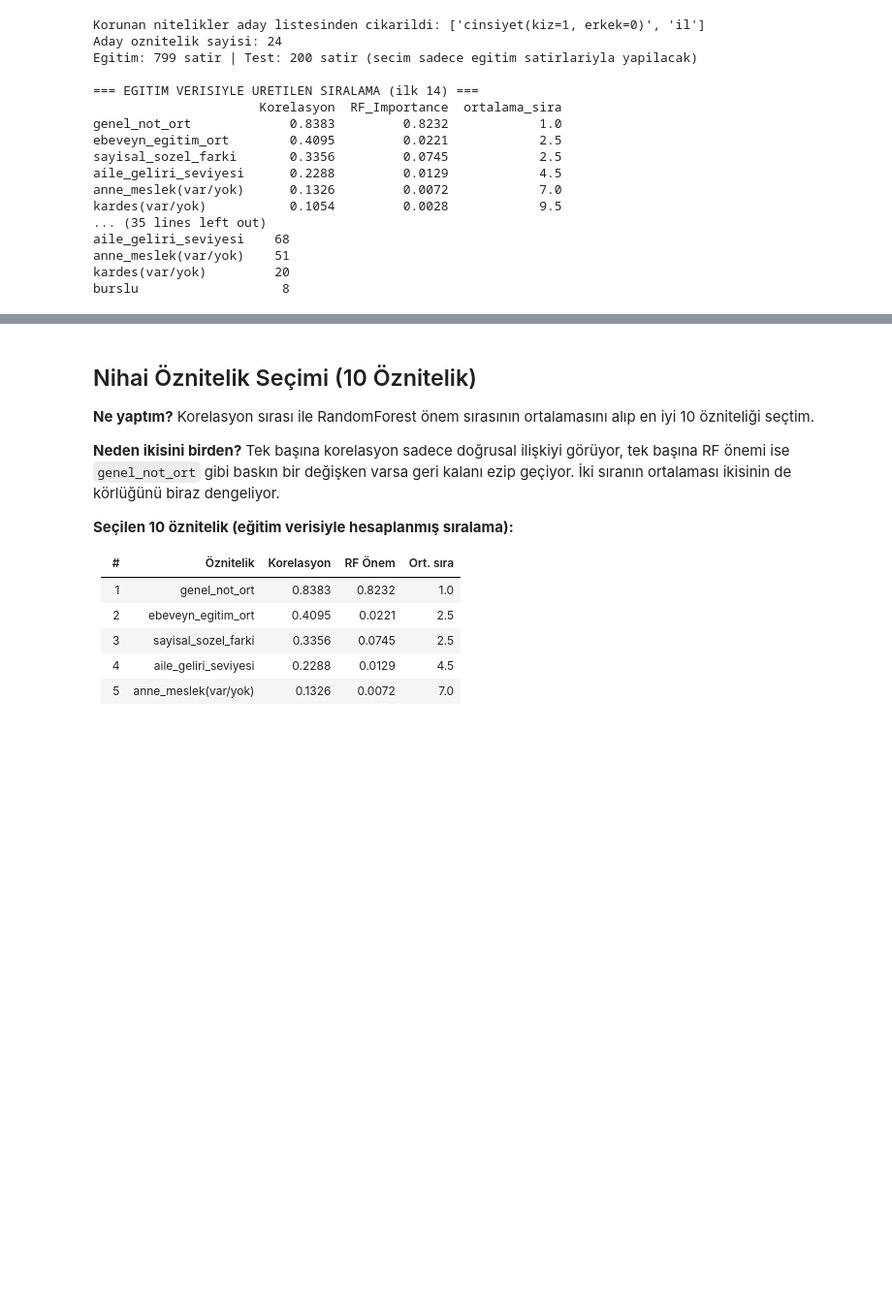
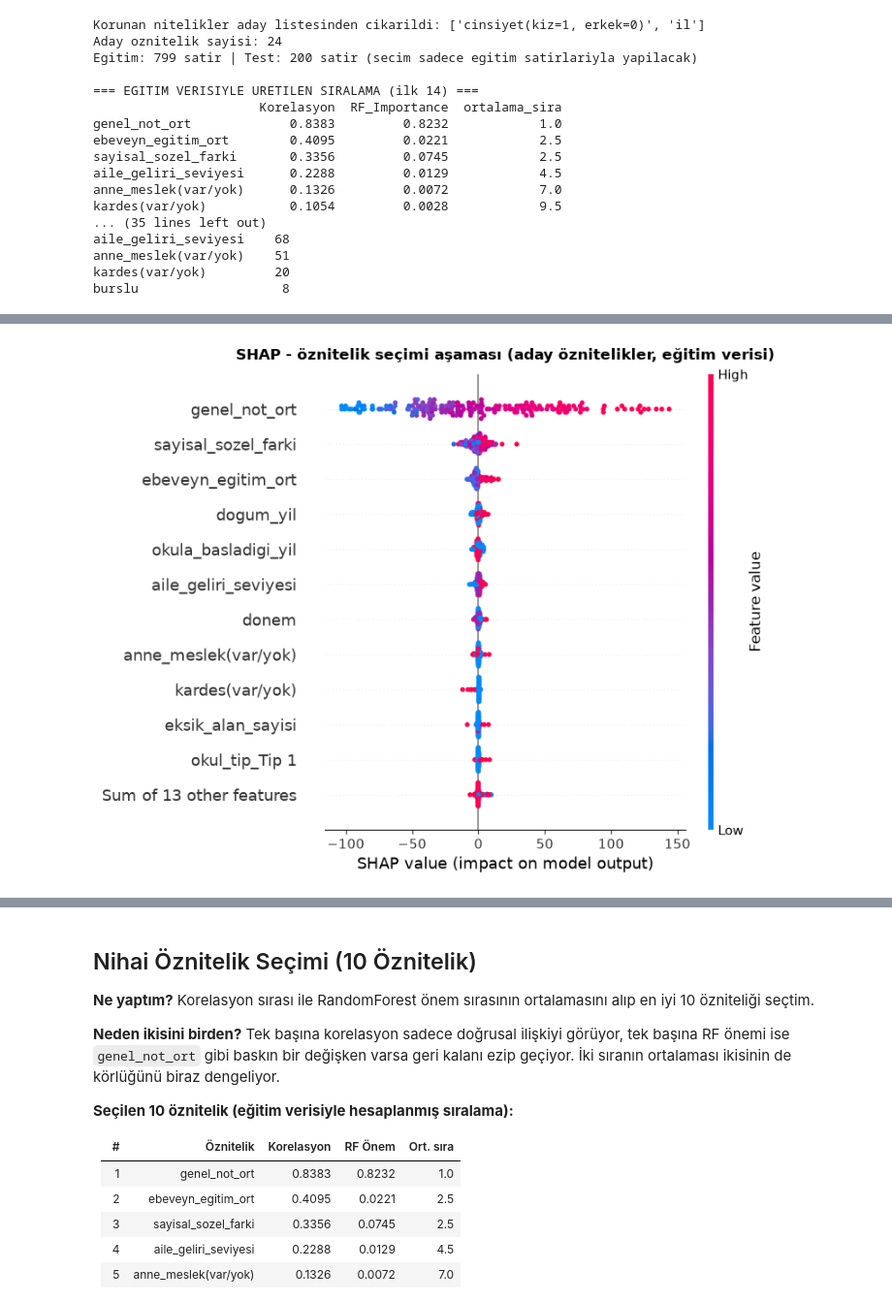
Before and after one commit to goktaa/dsml-assessment, a Jupyter notebook: notebooks/01_explore_data.ipynb, the cells around one changed output, grey strips where cells are left out. Shown at 97% size. Cells and saved outputs as stored; diff of their text form; code cells hidden in the pictures; blank space fills up the shorter version.

```diff
--- a/notebooks/01_explore_data.ipynb
+++ b/notebooks/01_explore_data.ipynb
@@ -5,11 +5,11 @@ from pathlib import Path
 import matplotlib.pyplot as plt
 import pandas as pd
 
-# Yolu GORELI tutuyorum. Mutlak yol yazarsam iki sorun cikiyor: notebook baska
-# bir makinede calismiyor, ve ciktilarda kendi klasor yapim gorunuyor.
-DB_PATH = Path("..") / "data" / "raw" / "data.db"
+# Yolu proje kokune gore kuruyorum, mutlak yol yazmiyorum: notebook baska
+# bir makinede de ayni sekilde calissin.
+BASE_DIR = Path.cwd().parent          # notebooks klasorunden bir ust dizine cik
+DB_PATH = BASE_DIR / "data" / "raw" / "data.db"
 
 conn = sqlite3.connect(DB_PATH)
-print("Bağlantı başarılı:", DB_PATH.as_posix())
-print("Dosya bulundu   :", DB_PATH.exists())
+print("Baglanti basarili:", DB_PATH.relative_to(BASE_DIR))
 # %% [output]
@@ -4963,0 +4953,60 @@ burslu                   8
+# %%
+# ==============================================================================
+# SHAP ILE OZNITELIK SECIMINI DOGRULAMA
+# ==============================================================================
+# Yukarida secimi iki olcutle yaptim: korelasyon ve RandomForest onemi.
+# Ikisinin de bilinen zayifliklari var:
+#   - korelasyon sadece dogrusal iliskiyi goruyor
+#   - RF'in feature_importances_ degeri kirilim sayisina dayaniyor ve cok
+#     kategorili / genis araligi olan degiskenleri sisirdigi biliniyor
+# SHAP ucuncu bir bakis: her ogrenci icin her ozniteligin tahmini ne kadar
+# oynattigini olcuyor, sonra bunlarin mutlak ortalamasini aliyorum. Uc olcut
+# ayni siralamayi veriyorsa secime guvenebilirim.
+import shap
+
+X_aday_egitim = df.loc[egitim_idx, aday_kolonlar].astype(float)
+y_aday_egitim = df.loc[egitim_idx, 'hedef_degisken']
+
+rf_shap = RandomForestRegressor(n_estimators=200, random_state=42, n_jobs=-1)
+rf_shap.fit(X_aday_egitim, y_aday_egitim)
+
+# Agac modeli oldugu icin TreeExplainer kullanabiliyorum, cok daha hizli.
+aciklayici_secim = shap.TreeExplainer(rf_shap)
+ornek = shap.utils.sample(X_aday_egitim, 200, random_state=42)
+shap_secim = aciklayici_secim(ornek, check_additivity=False)
+
+shap_onem_secim = (pd.Series(np.abs(shap_secim.values).mean(axis=0),
+                             index=aday_kolonlar)
+                   .sort_values(ascending=False))
+
+print('SHAP onemine gore ilk 12 oznitelik (ortalama mutlak katki, puan):')
+print(shap_onem_secim.head(12).round(3).to_string())
+
+# --- Uc olcut ayni seyi mi soyluyor? -----------------------------------------
+kiyas = pd.DataFrame({
+    'Korelasyon_sira': siralama_egitim['Korelasyon'].rank(ascending=False),
+    'RF_onem_sira': siralama_egitim['RF_Importance'].rank(ascending=False),
+    'SHAP_sira': shap_onem_secim.rank(ascending=False),
+}).sort_values('SHAP_sira')
+
+print()
+print('UC OLCUTUN SIRALAMA KARSILASTIRMASI (ilk 12)')
+print(kiyas.head(12).astype(int).to_string())
+
+shap_ilk10 = shap_onem_secim.head(10).index.tolist()
+ortak = [k for k in secilen_ozellikler if k in shap_ilk10]
+print()
+print(f'SHAP ilk 10 ile secilen 10 arasindaki ortak oznitelik: {len(ortak)}/10')
+ayrisan = set(secilen_ozellikler) ^ set(shap_ilk10)
+if ayrisan:
+  print('Ayrisanlar:', ayrisan)
+
+# --- Grafik ------------------------------------------------------------------
+plt.figure(figsize=(10, 6))
+shap.plots.beeswarm(shap_secim, max_display=12, show=False)
+plt.title('SHAP - öznitelik seçimi aşaması (aday öznitelikler, eğitim verisi)',
+          fontsize=12, fontweight='bold', pad=12)
+plt.tight_layout()
+plt.savefig('shap_oznitelik_secimi.png', bbox_inches='tight', dpi=120)
+plt.show()
+# %% [output]
@@ -4963,0 +5030 @@ burslu                   8
+[figure, added]
```
Also changed, not shown: parts of 22 cells of this notebook, 6 other files.
